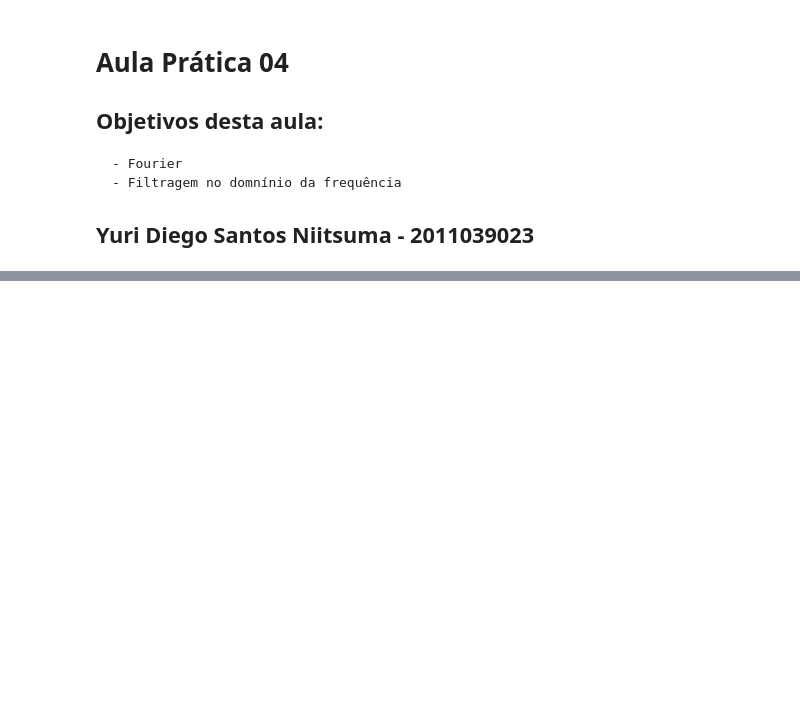
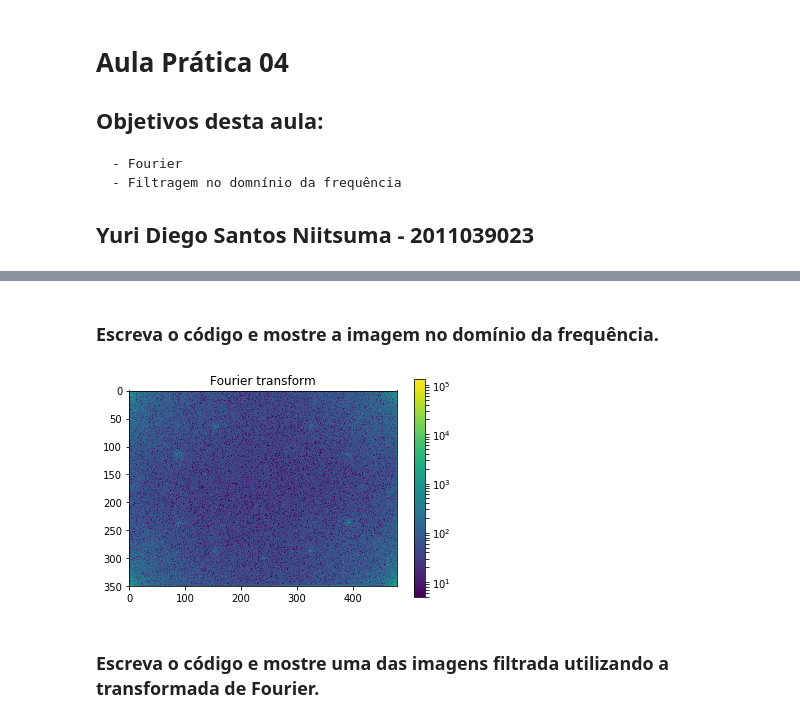
Before and after one commit to ignitz/2018_1_pdi, a Jupyter notebook: lab4/LAB4-2011039023.ipynb, the cells around one changed output, grey strips where cells are left out. Cells and saved outputs as stored; diff of their text form; code cells hidden in the pictures; blank space fills up the shorter version.

```diff
--- a/lab4/LAB4-2011039023.ipynb
+++ b/lab4/LAB4-2011039023.ipynb
@@ -119,0 +104,8 @@ Quantize as altas frequências da DCT e observe o que acontece com a qualidade d
+# %% [markdown]
+### Escreva o código e mostre a imagem no domínio da frequência.
+# %%
+plot_fft(img)
+# %% [output]
+[figure, added]
+# %% [markdown]
+### Escreva o código e mostre uma das imagens filtrada utilizando a transformada de Fourier.
```
Also changed, not shown: parts of 29 cells of this notebook, 1 other file.
